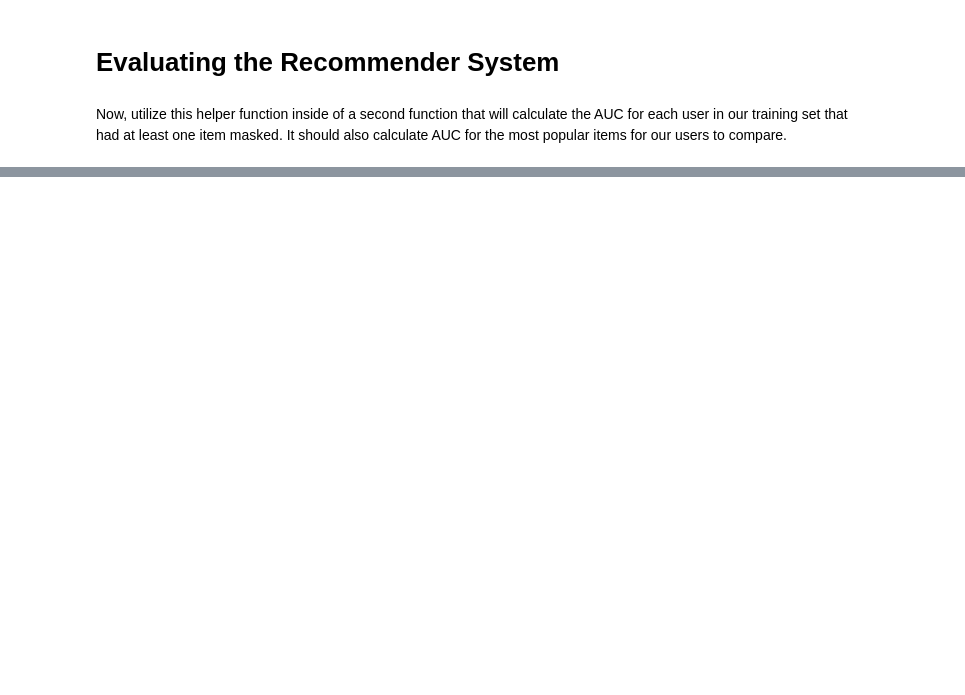
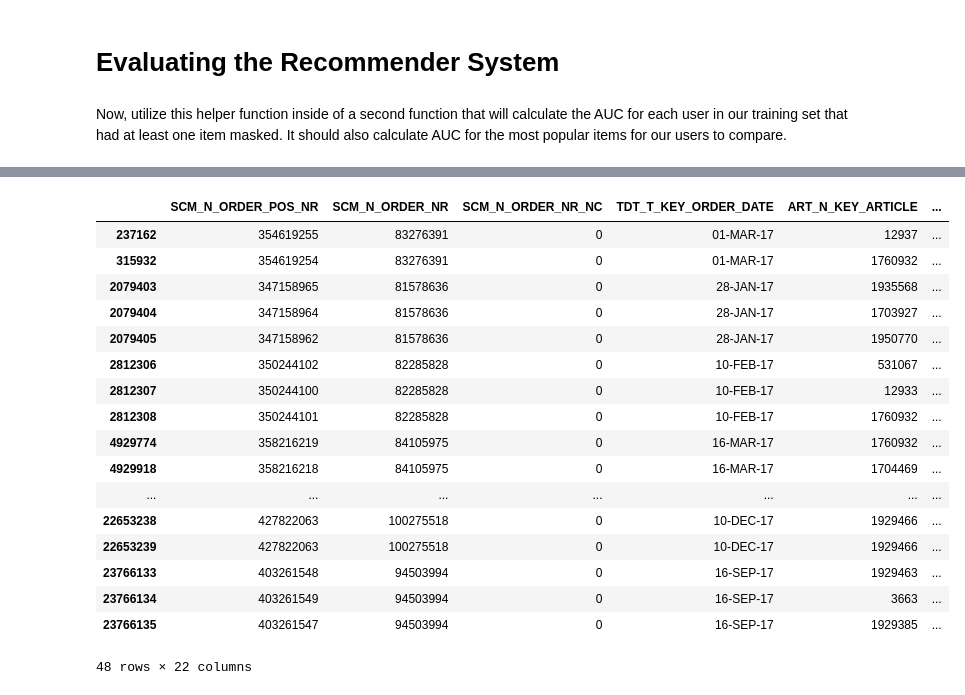
Before and after one commit to VladPrytula/RecommenderSystems, a Jupyter notebook: StepByStep Rec System.ipynb, the cells around one changed output, grey strips where cells are left out. Cells and saved outputs as stored; diff of their text form; code cells hidden in the pictures; blank space fills up the shorter version.

```diff
--- a/StepByStep Rec System.ipynb
+++ b/StepByStep Rec System.ipynb
@@ -288,0 +465,21 @@ calc_mean_auc(product_train, product_users_altered,
+# %%
+raw_df[raw_df['CUS_N_KEY_CUSTOMER'] == 208]
+# %% [output]
+|  | SCM_N_ORDER_POS_NR | SCM_N_ORDER_NR | SCM_N_ORDER_NR_NC | TDT_T_KEY_ORDER_DATE | ART_N_KEY_ARTICLE | ... |
+| 237162 | 354619255 | 83276391 | 0 | 01-MAR-17 | 12937 | ... |
+| 315932 | 354619254 | 83276391 | 0 | 01-MAR-17 | 1760932 | ... |
+| 2079403 | 347158965 | 81578636 | 0 | 28-JAN-17 | 1935568 | ... |
+| 2079404 | 347158964 | 81578636 | 0 | 28-JAN-17 | 1703927 | ... |
+| 2079405 | 347158962 | 81578636 | 0 | 28-JAN-17 | 1950770 | ... |
+| 2812306 | 350244102 | 82285828 | 0 | 10-FEB-17 | 531067 | ... |
+| 2812307 | 350244100 | 82285828 | 0 | 10-FEB-17 | 12933 | ... |
+| 2812308 | 350244101 | 82285828 | 0 | 10-FEB-17 | 1760932 | ... |
+| 4929774 | 358216219 | 84105975 | 0 | 16-MAR-17 | 1760932 | ... |
+| 4929918 | 358216218 | 84105975 | 0 | 16-MAR-17 | 1704469 | ... |
+| ... | ... | ... | ... | ... | ... | ... |
+| 22653238 | 427822063 | 100275518 | 0 | 10-DEC-17 | 1929466 | ... |
+| 22653239 | 427822063 | 100275518 | 0 | 10-DEC-17 | 1929466 | ... |
+| 23766133 | 403261548 | 94503994 | 0 | 16-SEP-17 | 1929463 | ... |
+| 23766134 | 403261549 | 94503994 | 0 | 16-SEP-17 | 3663 | ... |
+| 23766135 | 403261547 | 94503994 | 0 | 16-SEP-17 | 1929385 | ... |
+48 rows × 22 columns
```
Also changed, not shown: parts of 24 cells of this notebook.
